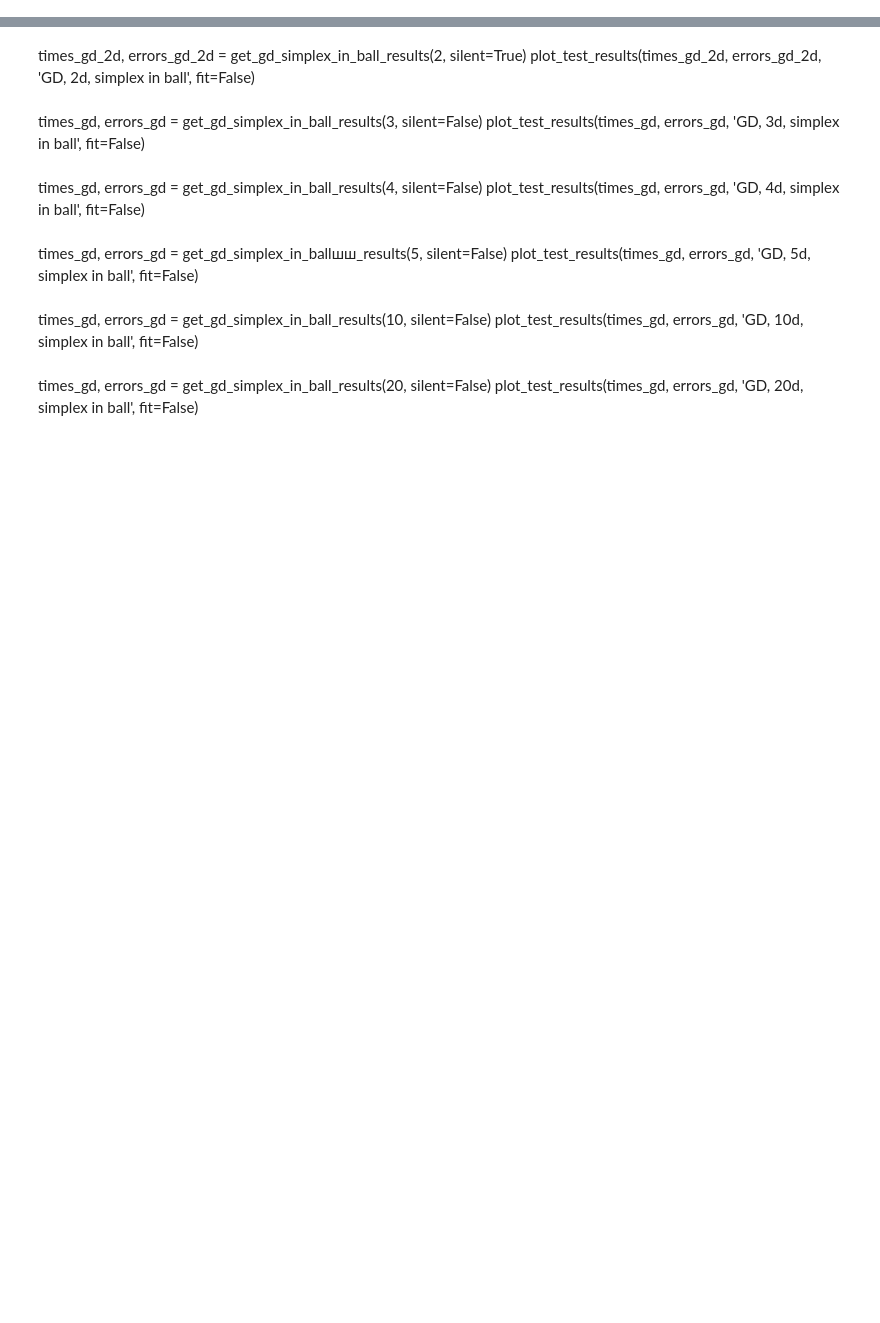
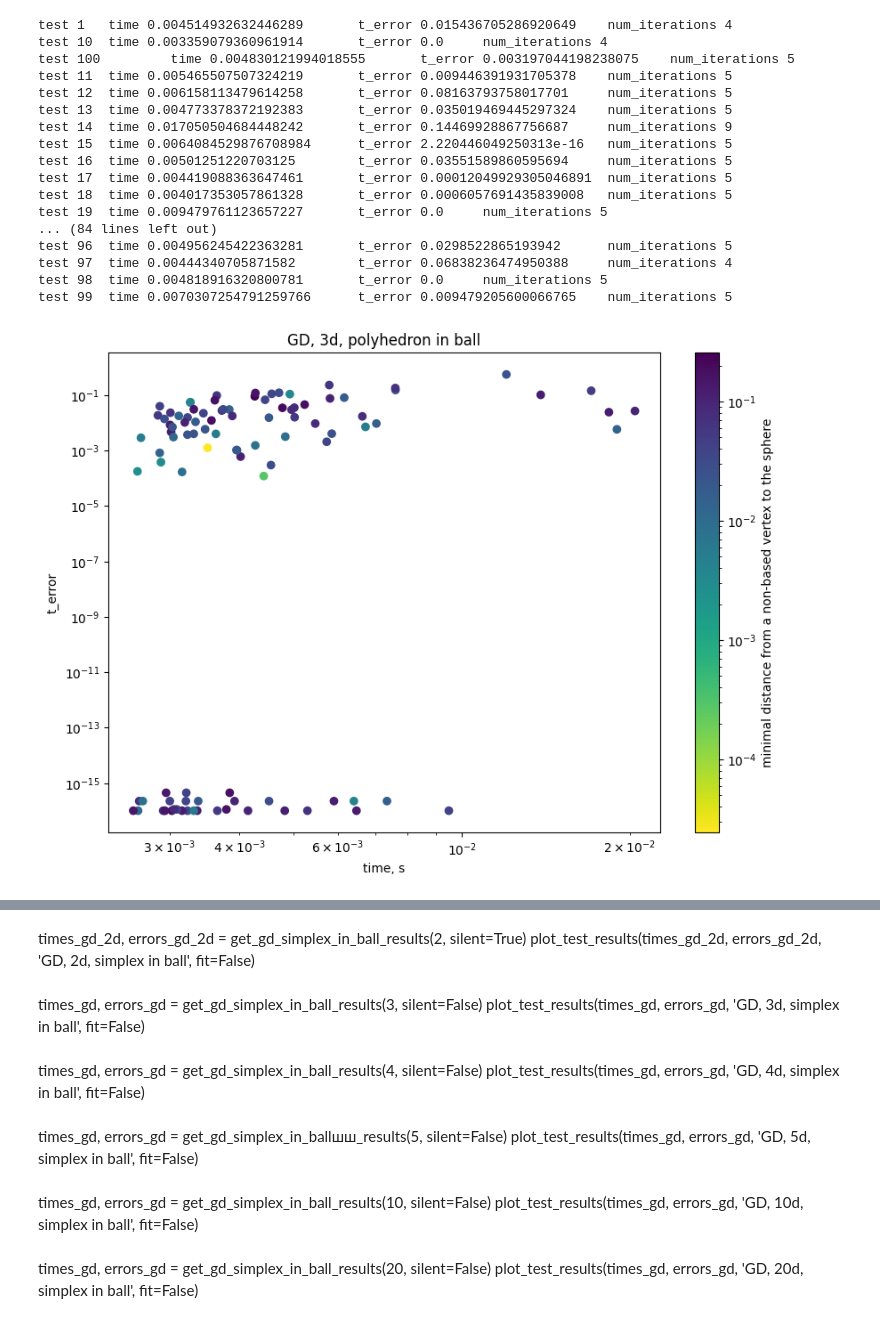
Before and after one commit to Paul566/GraduateThesis, a Jupyter notebook: nb.ipynb, the cells around one changed output, grey strips where cells are left out. Saved outputs shown, nothing was run; the diff lists cells and outputs as text; code cells hidden in the pictures; blank space fills up the shorter version.

```diff
--- a/nb.ipynb
+++ b/nb.ipynb
@@ -189,0 +128,23 @@ test 99  time 1.5788171291351318         t_error 8.881784197001252e-16   num_ite
+# %%
+times_gd, errors_gd, ds = get_gd_polyhedron_in_ball_results(3, silent=False)
+plot_test_results(times_gd, errors_gd, 'GD, 3d, polyhedron in ball', fit=False,
+                  colors=ds, colorbar_name='minimal distance from a non-based vertex to the sphere')
+# %% [output]
+test 1   time 0.004514932632446289       t_error 0.015436705286920649    num_iterations 4
+test 10  time 0.003359079360961914       t_error 0.0     num_iterations 4
+test 100         time 0.004830121994018555       t_error 0.003197044198238075    num_iterations 5
+test 11  time 0.005465507507324219       t_error 0.009446391931705378    num_iterations 5
+test 12  time 0.006158113479614258       t_error 0.08163793758017701     num_iterations 5
+test 13  time 0.004773378372192383       t_error 0.035019469445297324    num_iterations 5
+test 14  time 0.017050504684448242       t_error 0.14469928867756687     num_iterations 9
+test 15  time 0.0064084529876708984      t_error 2.220446049250313e-16   num_iterations 5
+test 16  time 0.00501251220703125        t_error 0.03551589860595694     num_iterations 5
+test 17  time 0.004419088363647461       t_error 0.00012049929305046891  num_iterations 5
+test 18  time 0.004017353057861328       t_error 0.0006057691435839008   num_iterations 5
+test 19  time 0.009479761123657227       t_error 0.0     num_iterations 5
+... (84 lines left out)
+test 96  time 0.004956245422363281       t_error 0.0298522865193942      num_iterations 5
+test 97  time 0.00444340705871582        t_error 0.06838236474950388     num_iterations 4
+test 98  time 0.004818916320800781       t_error 0.0     num_iterations 5
+test 99  time 0.0070307254791259766      t_error 0.009479205600066765    num_iterations 5
+[figure, added]
```
Also changed, not shown: parts of 21 cells of this notebook, 15 other files.
